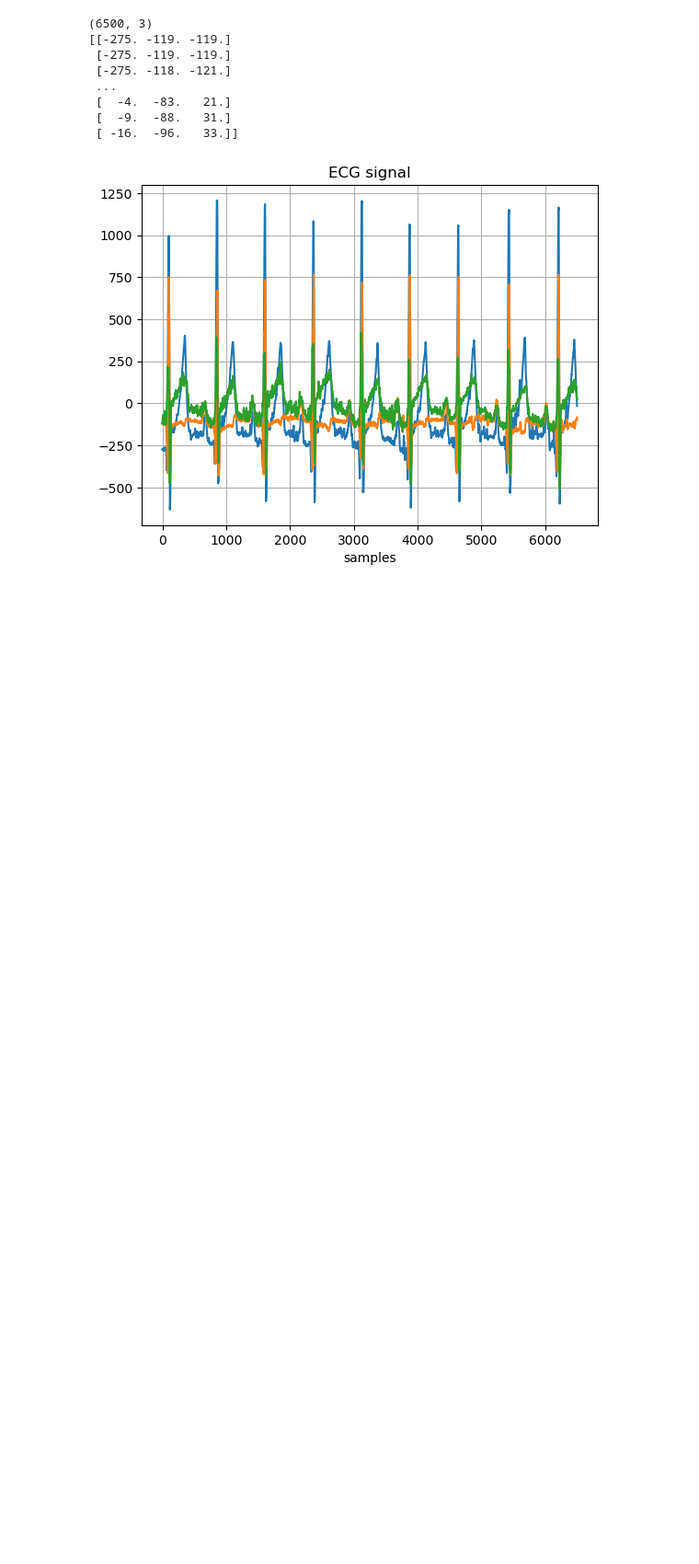
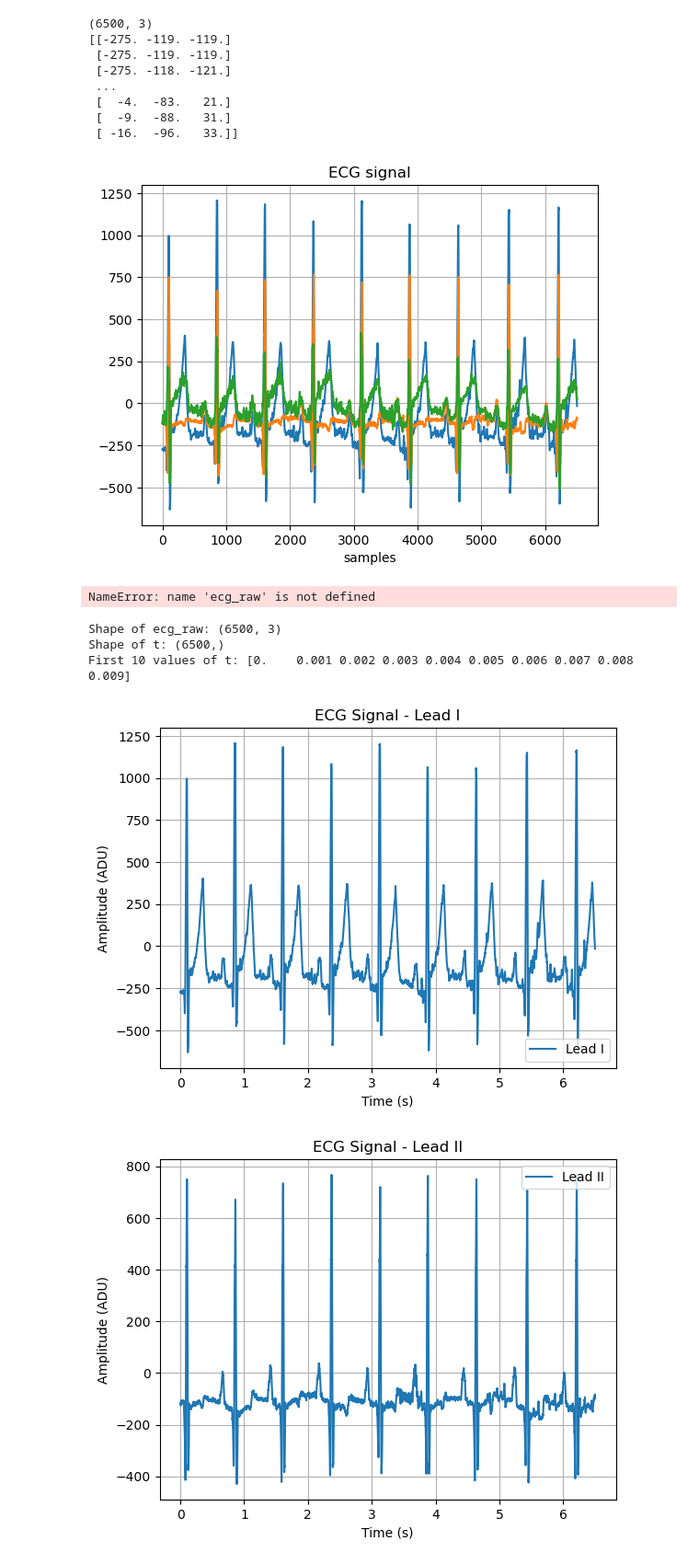
Before and after one commit to Anais-rgn/Series01-python-git, a Jupyter notebook: Series01.ipynb, the cells around one changed output. Shown: that part at 92% size. Cells and saved outputs as stored; diff of their text form; code cells hidden in the pictures; blank space fills up the shorter version.

```diff
--- a/Series01.ipynb
+++ b/Series01.ipynb
@@ -35,3 +35,67 @@ plt.grid()
 plt.show()
 # %% [output]
 [figure]
+# %%
+# create the time vector in seconds
+sampling_frequency = 1000 #in Hz
+T = 1 / sampling_frequency # sampling period in seconds
+N =len(ecg_raw)  # number of samples
+start = 0
+stop = (N-1)*T # stop time in seconds
+t = np.linspace (start,stop, N) # time vector
+
+print (t.shape)
+print(t)
+# %% [output]
+NameError: name 'ecg_raw' is not defined
+# %%
+import numpy as np
+import matplotlib.pyplot as plt
+
+# Charger les données
+ecg_raw = np.loadtxt('data/ECGu.txt')
+print("Shape of ecg_raw:", ecg_raw.shape)  # (6500, 3)
+
+# Paramètres
+sampling_frequency = 1000  # Hz
+T = 1 / sampling_frequency  # période d'échantillonnage
+N = ecg_raw.shape[0]        # nombre d’échantillons = 6500
+start = 0
+stop = (N - 1) * T
+t = np.linspace(start, stop, N)
+
+print("Shape of t:", t.shape)
+print("First 10 values of t:", t[:10])
+
+# Tracer la 1ère dérivation (colonne 0)
+plt.plot(t, ecg_raw[:, 0], label="Lead I")
+plt.title("ECG Signal - Lead I")
+plt.xlabel("Time (s)")
+plt.ylabel("Amplitude (ADU)")
+plt.grid(True)
+plt.legend()
+plt.show()
+
+# Lead II
+plt.plot(t, ecg_raw[:, 1], label="Lead II")
+plt.title("ECG Signal - Lead II")
+plt.xlabel("Time (s)")
+plt.ylabel("Amplitude (ADU)")
+plt.grid(True)
+plt.legend()
+plt.show()
+
+# Lead III
+plt.plot(t, ecg_raw[:, 2], label="Lead III")
+plt.title("ECG Signal - Lead III")
+plt.xlabel("Time (s)")
+plt.ylabel("Amplitude (ADU)")
+plt.grid(True)
+plt.legend()
+plt.show()
+# %% [output]
+Shape of ecg_raw: (6500, 3)
+Shape of t: (6500,)
+First 10 values of t: [0.    0.001 0.002 0.003 0.004 0.005 0.006 0.007 0.008 0.009]
+[figure, added]
+[figure, added]
```
Also changed, not shown: parts of 3 cells of this notebook.
